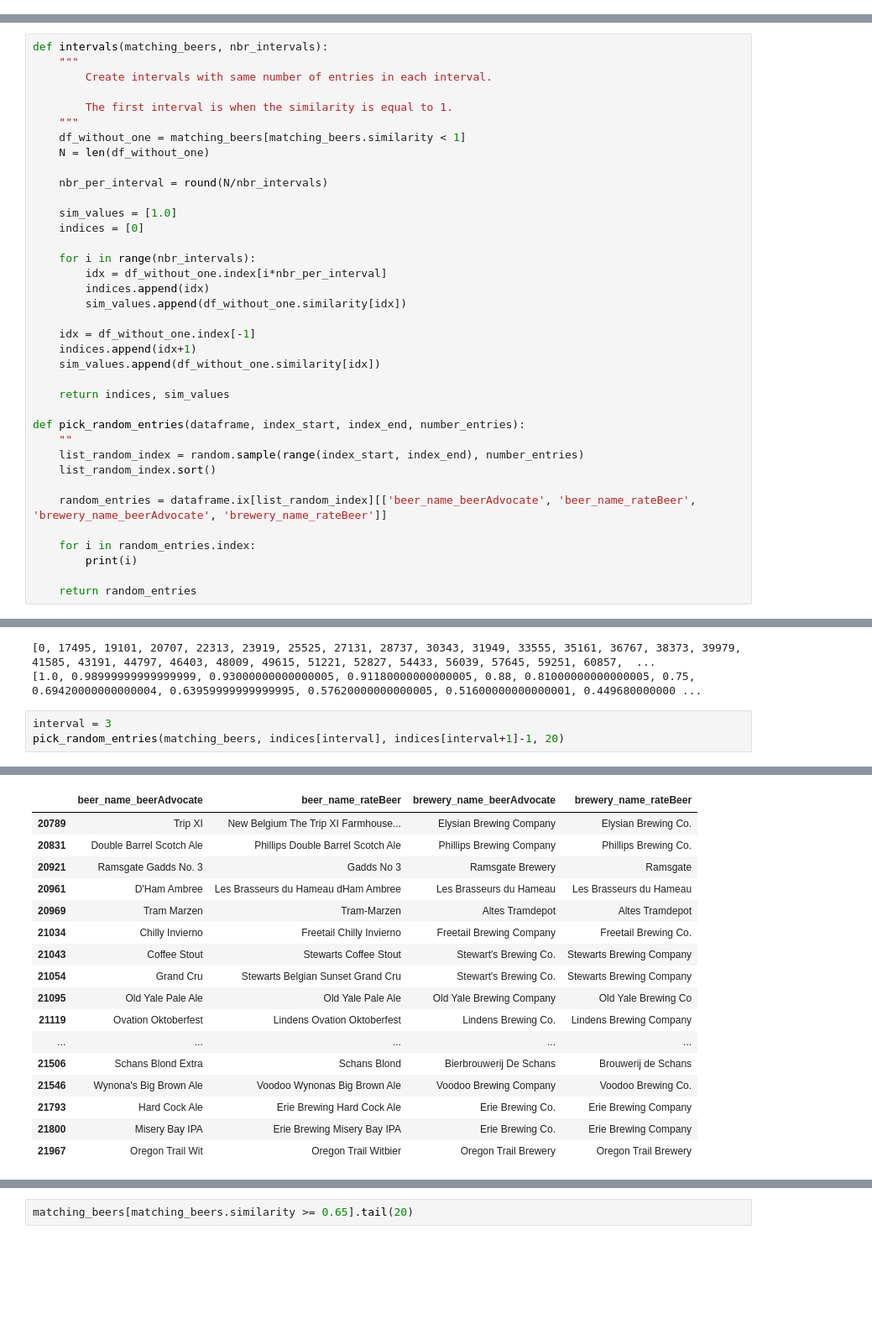
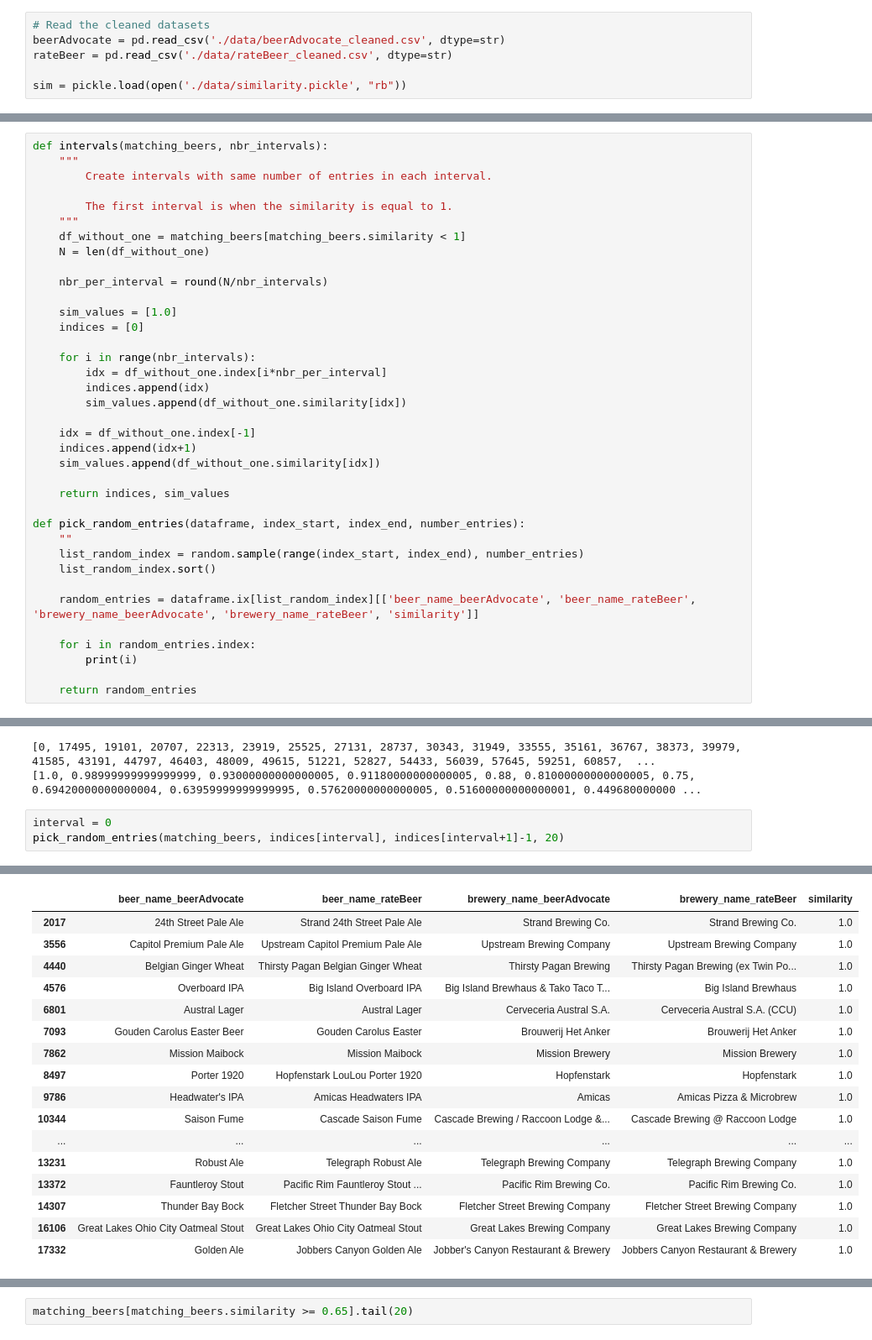
Before and after one commit to glederrey/Beers_rating, a Jupyter notebook: Beer_Similarity.ipynb, the cells around one changed output, grey strips where cells are left out. Shown at 84% size. Drawn from its saved outputs; the diff is of its cells as text; blank space fills up the shorter version.

```diff
--- a/Beer_Similarity.ipynb
+++ b/Beer_Similarity.ipynb
@@ -536,3 +534,9 @@ sim = pickle.load(open('./data/similarity.pickle', "rb"))
+# %%
+# Read the cleaned datasets
+beerAdvocate = pd.read_csv('./data/beerAdvocate_cleaned.csv', dtype=str)
+rateBeer = pd.read_csv('./data/rateBeer_cleaned.csv', dtype=str)
+
+sim = pickle.load(open('./data/similarity.pickle', "rb"))
 # %% [markdown]
 Print an example of the `sim` vector.
 # %%
@@ -649,7 +653,7 @@ def pick_random_entries(dataframe, index_start, index_end, number_entries):
     list_random_index = random.sample(range(index_start, index_end), number_entries)
     list_random_index.sort()
 
-    random_entries = dataframe.ix[list_random_index][['beer_name_beerAdvocate', 'beer_name_rateBeer', 'brewery_name_beerAdvocate', 'brewery_name_rateBeer']]
+    random_entries = dataframe.ix[list_random_index][['beer_name_beerAdvocate', 'beer_name_rateBeer', 'brewery_name_beerAdvocate', 'brewery_name_rateBeer', 'similarity']]
 
     for i in random_entries.index:
         print(i)
@@ -663,6 +667,6 @@ print(sim_values)
 [0, 17495, 19101, 20707, 22313, 23919, 25525, 27131, 28737, 30343, 31949, 33555, 35161, 36767, 38373, 39979, 41585, 43191, 44797, 46403, 48009, 49615, 51221, 52827, 54433, 56039, 57645, 59251, 60857,  ...
 [1.0, 0.98999999999999999, 0.93000000000000005, 0.91180000000000005, 0.88, 0.81000000000000005, 0.75, 0.69420000000000004, 0.63959999999999995, 0.57620000000000005, 0.51600000000000001, 0.449680000000 ...
 # %%
-interval = 3
+interval = 0
 pick_random_entries(matching_beers, indices[interval], indices[interval+1]-1, 20)
 # %% [output]
@@ -689,17 +693,17 @@ pick_random_entries(matching_beers, indices[interval], indices[interval+1]-1, 20
-|  | beer_name_beerAdvocate | beer_name_rateBeer | brewery_name_beerAdvocate | brewery_name_rateBeer |
-| 20789 | Trip XI | New Belgium The Trip XI Farmhouse... | Elysian Brewing Company | Elysian Brewing Co. |
-| 20831 | Double Barrel Scotch Ale | Phillips Double Barrel Scotch Ale | Phillips Brewing Company | Phillips Brewing Co. |
-| 20921 | Ramsgate Gadds No. 3 | Gadds No 3 | Ramsgate Brewery | Ramsgate |
-| 20961 | D'Ham Ambree | Les Brasseurs du Hameau dHam Ambree | Les Brasseurs du Hameau | Les Brasseurs du Hameau |
-| 20969 | Tram Marzen | Tram-Marzen | Altes Tramdepot | Altes Tramdepot |
-| 21034 | Chilly Invierno | Freetail Chilly Invierno | Freetail Brewing Company | Freetail Brewing Co. |
-| 21043 | Coffee Stout | Stewarts Coffee Stout | Stewart's Brewing Co. | Stewarts Brewing Company |
-| 21054 | Grand Cru | Stewarts Belgian Sunset Grand Cru | Stewart's Brewing Co. | Stewarts Brewing Company |
-| 21095 | Old Yale Pale Ale | Old Yale Pale Ale | Old Yale Brewing Company | Old Yale Brewing Co |
-| 21119 | Ovation Oktoberfest | Lindens Ovation Oktoberfest | Lindens Brewing Co. | Lindens Brewing Company |
-| ... | ... | ... | ... | ... |
-| 21506 | Schans Blond Extra | Schans Blond | Bierbrouwerij De Schans | Brouwerij de Schans |
-| 21546 | Wynona's Big Brown Ale | Voodoo Wynonas Big Brown Ale | Voodoo Brewing Company | Voodoo Brewing Co. |
-| 21793 | Hard Cock Ale | Erie Brewing Hard Cock Ale | Erie Brewing Co. | Erie Brewing Company |
-| 21800 | Misery Bay IPA | Erie Brewing Misery Bay IPA | Erie Brewing Co. | Erie Brewing Company |
-| 21967 | Oregon Trail Wit | Oregon Trail Witbier | Oregon Trail Brewery | Oregon Trail Brewery |
+|  | beer_name_beerAdvocate | beer_name_rateBeer | brewery_name_beerAdvocate | brewery_name_rateBeer | similarity |
+| 2017 | 24th Street Pale Ale | Strand 24th Street Pale Ale | Strand Brewing Co. | Strand Brewing Co. | 1.0 |
+| 3556 | Capitol Premium Pale Ale | Upstream Capitol Premium Pale Ale | Upstream Brewing Company | Upstream Brewing Company | 1.0 |
+| 4440 | Belgian Ginger Wheat | Thirsty Pagan Belgian Ginger Wheat | Thirsty Pagan Brewing | Thirsty Pagan Brewing (ex Twin Po... | 1.0 |
+| 4576 | Overboard IPA | Big Island Overboard IPA | Big Island Brewhaus & Tako Taco T... | Big Island Brewhaus | 1.0 |
+| 6801 | Austral Lager | Austral Lager | Cerveceria Austral S.A. | Cerveceria Austral S.A. (CCU) | 1.0 |
+| 7093 | Gouden Carolus Easter Beer | Gouden Carolus Easter | Brouwerij Het Anker | Brouwerij Het Anker | 1.0 |
+| 7862 | Mission Maibock | Mission Maibock | Mission Brewery | Mission Brewery | 1.0 |
+| 8497 | Porter 1920 | Hopfenstark LouLou Porter 1920 | Hopfenstark | Hopfenstark | 1.0 |
+| 9786 | Headwater's IPA | Amicas Headwaters IPA | Amicas | Amicas Pizza & Microbrew | 1.0 |
+| 10344 | Saison Fume | Cascade Saison Fume | Cascade Brewing / Raccoon Lodge &... | Cascade Brewing @ Raccoon Lodge | 1.0 |
+| ... | ... | ... | ... | ... | ... |
+| 13231 | Robust Ale | Telegraph Robust Ale | Telegraph Brewing Company | Telegraph Brewing Company | 1.0 |
+| 13372 | Fauntleroy Stout | Pacific Rim Fauntleroy Stout ... | Pacific Rim Brewing Co. | Pacific Rim Brewing Co. | 1.0 |
+| 14307 | Thunder Bay Bock | Fletcher Street Thunder Bay Bock | Fletcher Street Brewing Company | Fletcher Street Brewing Company | 1.0 |
+| 16106 | Great Lakes Ohio City Oatmeal Stout | Great Lakes Ohio City Oatmeal Stout | Great Lakes Brewing Company | Great Lakes Brewing Company | 1.0 |
+| 17332 | Golden Ale | Jobbers Canyon Golden Ale | Jobber's Canyon Restaurant & Brewery | Jobbers Canyon Restaurant & Brewery | 1.0 |
```
Also changed, not shown: parts of 15 cells of this notebook, 3 other files.
